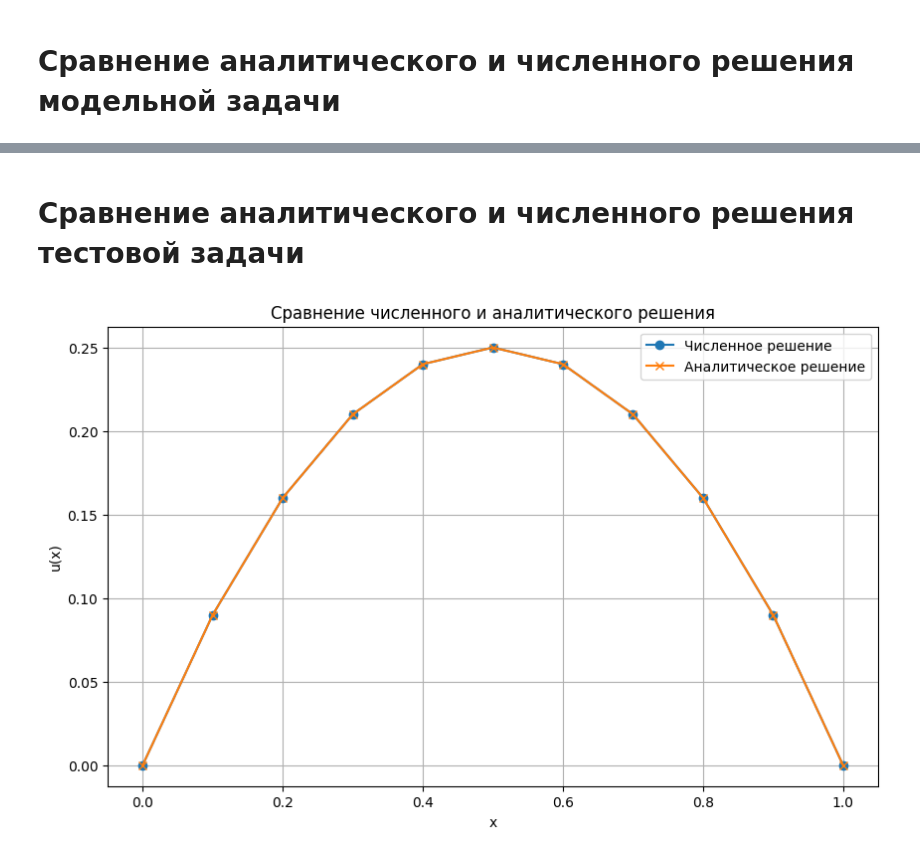
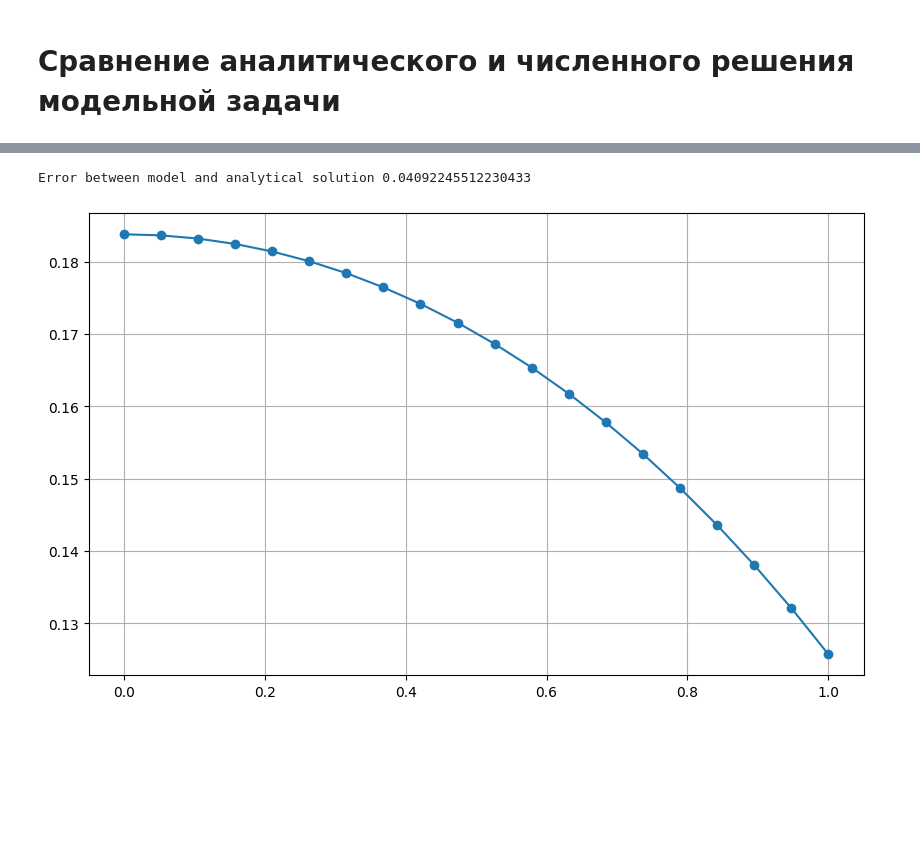
Before and after one commit to PFedya8/approximation_of_DE, a Jupyter notebook: test.ipynb, the cells around one changed output, grey strips where cells are left out. Saved outputs shown, nothing was run; the diff lists cells and outputs as text; code cells hidden in the pictures; blank space fills up the shorter version.

```diff
--- a/test.ipynb
+++ b/test.ipynb
@@ -235,65 +236,12 @@ plt.show()
-# %% [markdown]
-# Сравнение аналитического и численного решения тестовой задачи
-# %%
-# Повторное выполнение кода для решения простого дифференциального уравнения
-
-import numpy as np
-import matplotlib.pyplot as plt
-
-# Параметры задачи и функции
-N = 10  # количество узлов
-x = np.linspace(0, 1, N+1)  # координаты узлов
-h = 1.0 / N  # шаг сетки
-
-# Инициализация массивов
-y = np.zeros(N + 1)
-k = np.ones(N + 1)  # k(x) = 1
-q = np.zeros(N + 1)  # q(x) = 0
-fi = np.full(N + 1, 2)  # f(x) = -2
-
-# Аналитическое решение
-u_analytical = -x**2 + x
-
-# Функция для метода прогонки
-def sweep_method(y, k, fi, q, N):
-    h = 1.0 / N
-    alf = np.zeros(N + 2)
-    bet = np.zeros(N + 2)
-    a = np.zeros(N + 2)
-    b = np.zeros(N + 2)
-    c = np.zeros(N + 2)
-
-    for j in range(1, N):
-        b[j] = (k[j + 1] + k[j]) / (2 * h ** 2)
-        a[j] = (k[j - 1] + k[j]) / (2 * h ** 2)
-        c[j] = (k[j + 1] + 2 * k[j] + k[j - 1]) / (2 * h ** 2) + q[j]
-
-    # Forward sweep
-    alf[1] = 0
-    bet[1] = 0
-
-    for j in range(1, N):
-        alf[j+1] = b[j] / (c[j] - a[j] * alf[j])
-        bet[j+1] = (fi[j] + a[j] * bet[j]) / (c[j] - a[j] * alf[j])
-
-    # Backward substitution
-    y[N] = 0
-
-    for j in range(N-1, -1, -1):
-        y[j] = alf[j+1] * y[j+1] + bet[j+1]
-
-# Применяем метод прогонки
-sweep_method(y, k, fi, q, N)
-
-# Построение графика
-plt.figure(figsize=(10, 6))
-plt.plot(x, y, marker='o', label='Численное решение')
-plt.plot(x, u_analytical, marker='x', label='Аналитическое решение')
-plt.xlabel("x")
-plt.ylabel("u(x)")
-plt.title("Сравнение численного и аналитического решения")
-plt.legend()
-plt.grid(True)
-plt.show()
-# %% [output]
-[figure, removed]
+# %%
+# difference between model and analytical
+print("Error between model and analytical solution", max1(y_model, y, N_model, 0))
+# %% [output]
+Error between model and analytical solution 0.04092245512230433
+# %%
+plt.figure(figsize=(10, 6))
+plt.plot(x, y, marker='o', label = "analytical solution")
+plt.grid()
+plt.show()
+# %% [output]
+[figure, added]
```
Also changed, not shown: parts of 17 cells of this notebook.
